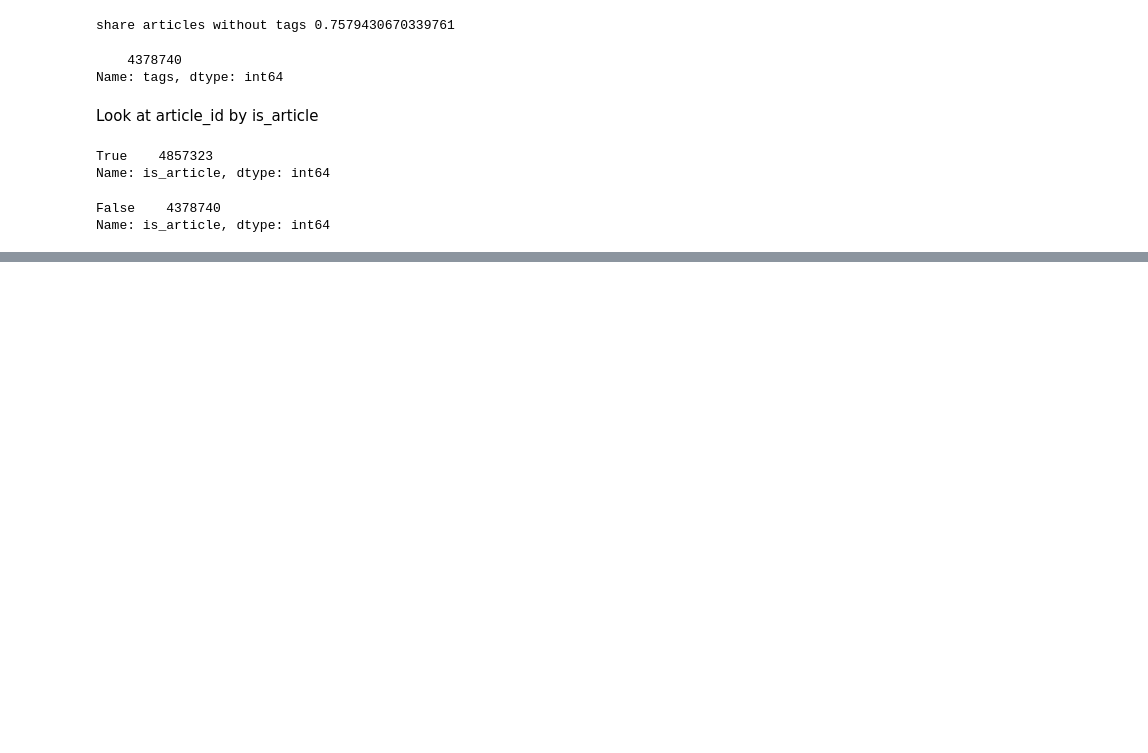
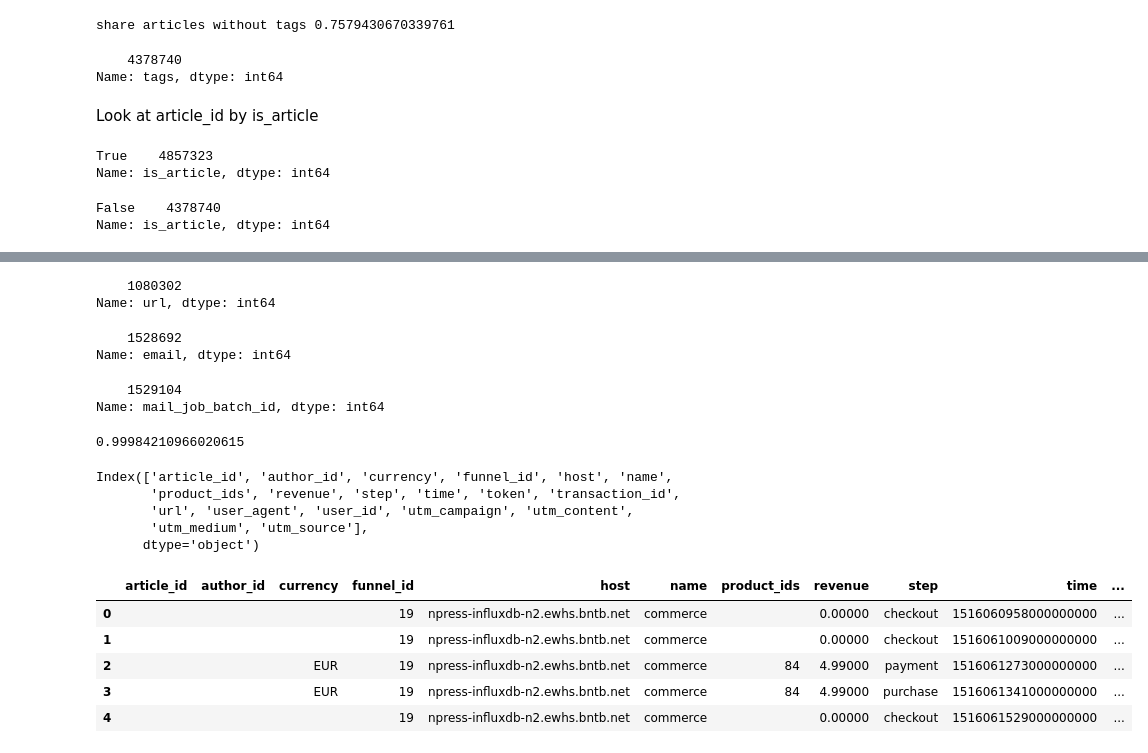
Before and after one commit to DOBss/remp, a Jupyter notebook: Pythia/Experiments/Data-QA/rg-data-qa-notebok.ipynb, the cells around one changed output, grey strips where cells are left out. Saved outputs shown, nothing was run; the diff lists cells and outputs as text; code cells hidden in the pictures; blank space fills up the shorter version.

Commit message:
Add checks for events and commerce

```diff
--- a/Pythia/Experiments/Data-QA/rg-data-qa-notebok.ipynb
+++ b/Pythia/Experiments/Data-QA/rg-data-qa-notebok.ipynb
@@ -208,0 +226,7 @@ Name: is_article, dtype: int64
+# %%
+df_dict['events']['time'] = df_dict['events']['time'].astype(datetime)
+df_dict['events'].fillna('', inplace = True)
+# %%
+pd.set_option('display.float_format', lambda x: '%.5f' % x)
+events_missing_values_share = get_missing_values_share('events')
+events_missing_values_share
@@ -208,0 +294,41 @@ Name: is_article, dtype: int64
+# %%
+df_dict['events'].loc[df_dict['events']['email'] != '', 'url'].value_counts().head()
+# %% [output]
+    1080302
+Name: url, dtype: int64
+# %%
+df_dict['events'].loc[df_dict['events']['url'] != '', 'email'].value_counts().head()
+# %% [output]
+    1528692
+Name: email, dtype: int64
+# %%
+df_dict['events'].loc[df_dict['events']['email'] == '', 'mail_job_batch_id'].value_counts().head()
+# %% [output]
+    1529104
+Name: mail_job_batch_id, dtype: int64
+# %%
+events_missing_values_share['email'] + events_missing_values_share['url']
+# %% [output]
+0.99984210966020615
+# %%
+print(df_dict['commerce'].columns)
+for column in df_dict['commerce'].columns:
+    if column not in ['revenue']:
+        df_dict['commerce'][column] = df_dict['commerce'][column].astype(str)
+        df_dict['commerce'][column] = df_dict['commerce'][column].str.replace('nan', '')
+    else:
+        df_dict['commerce']['revenue'] = df_dict['commerce']['revenue'].astype(float)
+        df_dict['commerce']['revenue'] = df_dict['commerce']['revenue'].fillna(0)
+df_dict['commerce'].head()
+# %% [output]
+Index(['article_id', 'author_id', 'currency', 'funnel_id', 'host', 'name',
+       'product_ids', 'revenue', 'step', 'time', 'token', 'transaction_id',
+       'url', 'user_agent', 'user_id', 'utm_campaign', 'utm_content',
+       'utm_medium', 'utm_source'],
+      dtype='object')
+|  | article_id | author_id | currency | funnel_id | host | name | product_ids | revenue | step | time | ... |
+| 0 |  |  |  | 19 | npress-influxdb-n2.ewhs.bntb.net | commerce |  | 0.00000 | checkout | 1516060958000000000 | ... |
+| 1 |  |  |  | 19 | npress-influxdb-n2.ewhs.bntb.net | commerce |  | 0.00000 | checkout | 1516061009000000000 | ... |
+| 2 |  |  | EUR | 19 | npress-influxdb-n2.ewhs.bntb.net | commerce | 84 | 4.99000 | payment | 1516061273000000000 | ... |
+| 3 |  |  | EUR | 19 | npress-influxdb-n2.ewhs.bntb.net | commerce | 84 | 4.99000 | purchase | 1516061341000000000 | ... |
+| 4 |  |  |  | 19 | npress-influxdb-n2.ewhs.bntb.net | commerce |  | 0.00000 | checkout | 1516061529000000000 | ... |
```
Also changed, not shown: parts of 12 cells of this notebook.
